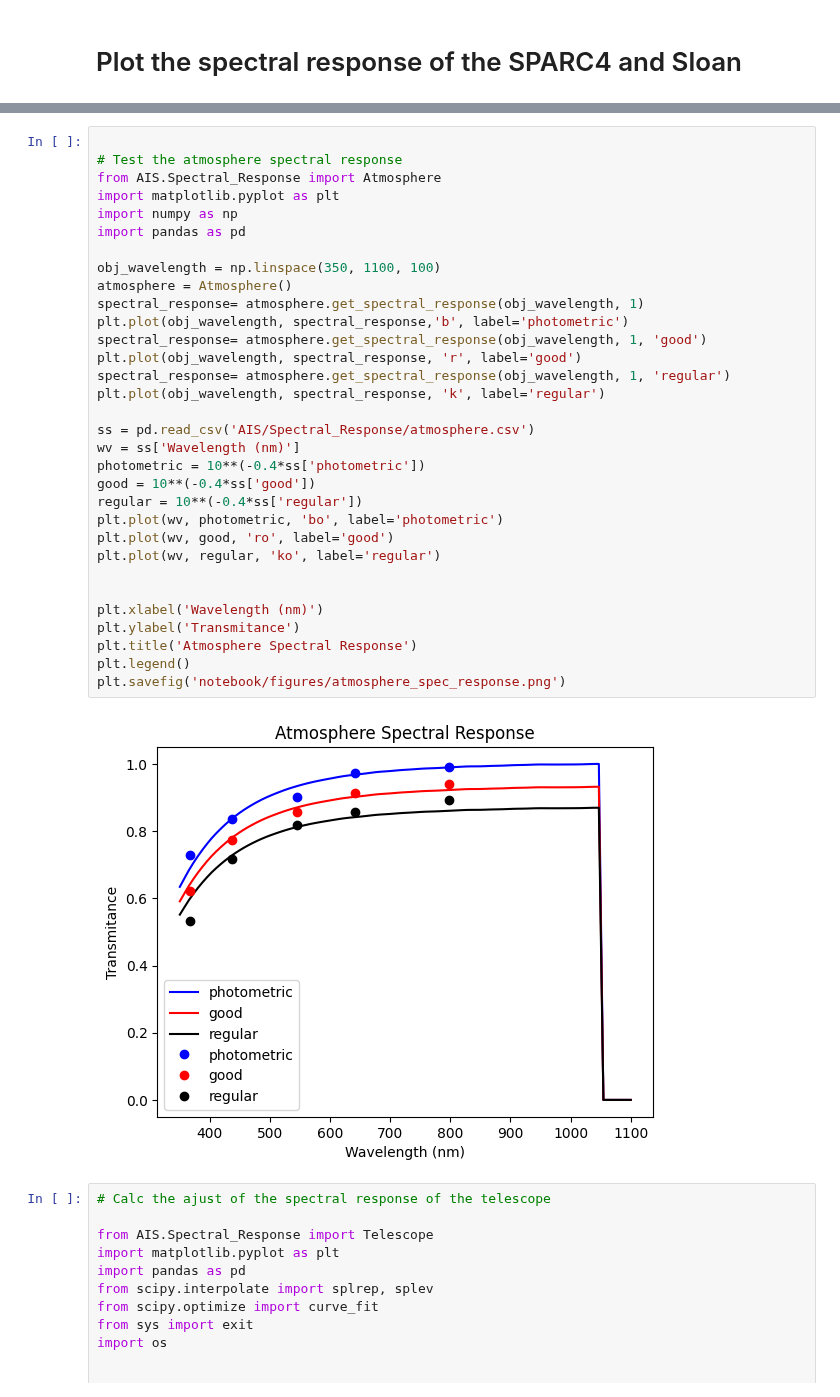
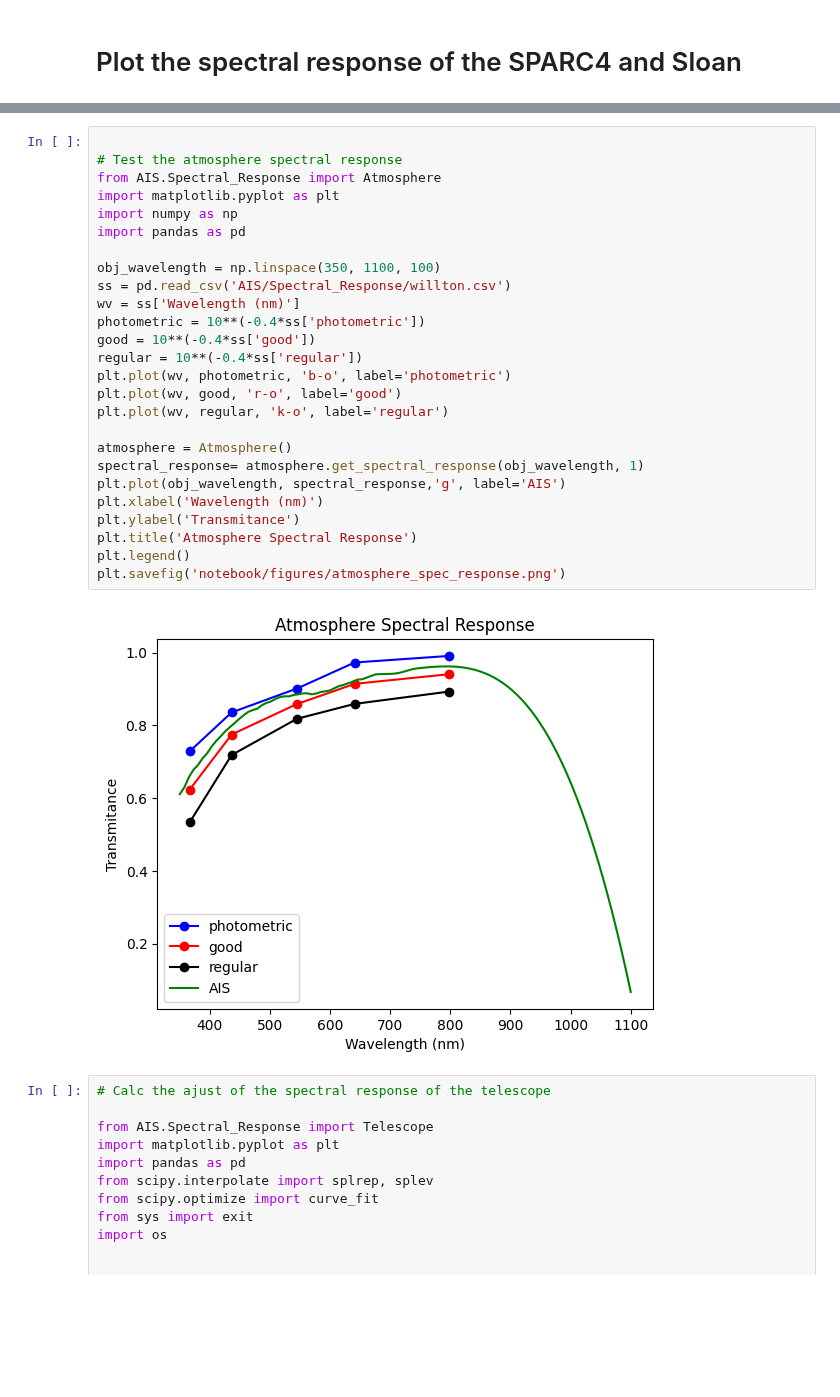
Before and after one commit to DBernardes/AIS, a Jupyter notebook: spectral_responses.ipynb, the cells around one changed output, grey strips where cells are left out. Drawn from its saved outputs; the diff is of its cells as text; blank space fills up the shorter version.

```diff
--- a/spectral_responses.ipynb
+++ b/spectral_responses.ipynb
@@ -120,37 +118,31 @@ plt.show()
 # %%
 
 # Test the atmosphere spectral response
 from AIS.Spectral_Response import Atmosphere
 import matplotlib.pyplot as plt
 import numpy as np
 import pandas as pd
 
 obj_wavelength = np.linspace(350, 1100, 100)
-atmosphere = Atmosphere()
-spectral_response= atmosphere.get_spectral_response(obj_wavelength, 1)
-plt.plot(obj_wavelength, spectral_response,'b', label='photometric')
-spectral_response= atmosphere.get_spectral_response(obj_wavelength, 1, 'good')
-plt.plot(obj_wavelength, spectral_response, 'r', label='good')
-spectral_response= atmosphere.get_spectral_response(obj_wavelength, 1, 'regular')
-plt.plot(obj_wavelength, spectral_response, 'k', label='regular')
-
-ss = pd.read_csv('AIS/Spectral_Response/atmosphere.csv')
+ss = pd.read_csv('AIS/Spectral_Response/willton.csv')
 wv = ss['Wavelength (nm)']
 photometric = 10**(-0.4*ss['photometric'])
 good = 10**(-0.4*ss['good'])
 regular = 10**(-0.4*ss['regular'])
-plt.plot(wv, photometric, 'bo', label='photometric')
-plt.plot(wv, good, 'ro', label='good')
-plt.plot(wv, regular, 'ko', label='regular')
+plt.plot(wv, photometric, 'b-o', label='photometric')
+plt.plot(wv, good, 'r-o', label='good')
+plt.plot(wv, regular, 'k-o', label='regular')
 
-
+atmosphere = Atmosphere()
+spectral_response= atmosphere.get_spectral_response(obj_wavelength, 1)
+plt.plot(obj_wavelength, spectral_response,'g', label='AIS')
 plt.xlabel('Wavelength (nm)')
 plt.ylabel('Transmitance')
 plt.title('Atmosphere Spectral Response')
 plt.legend()
 plt.savefig('notebook/figures/atmosphere_spec_response.png')
 # %% [output]
-[figure, old version]
+[figure, new version]
 # %%
 # Calc the ajust of the spectral response of the telescope
 
```
Also changed, not shown: parts of 4 cells of this notebook, 13 other files.
